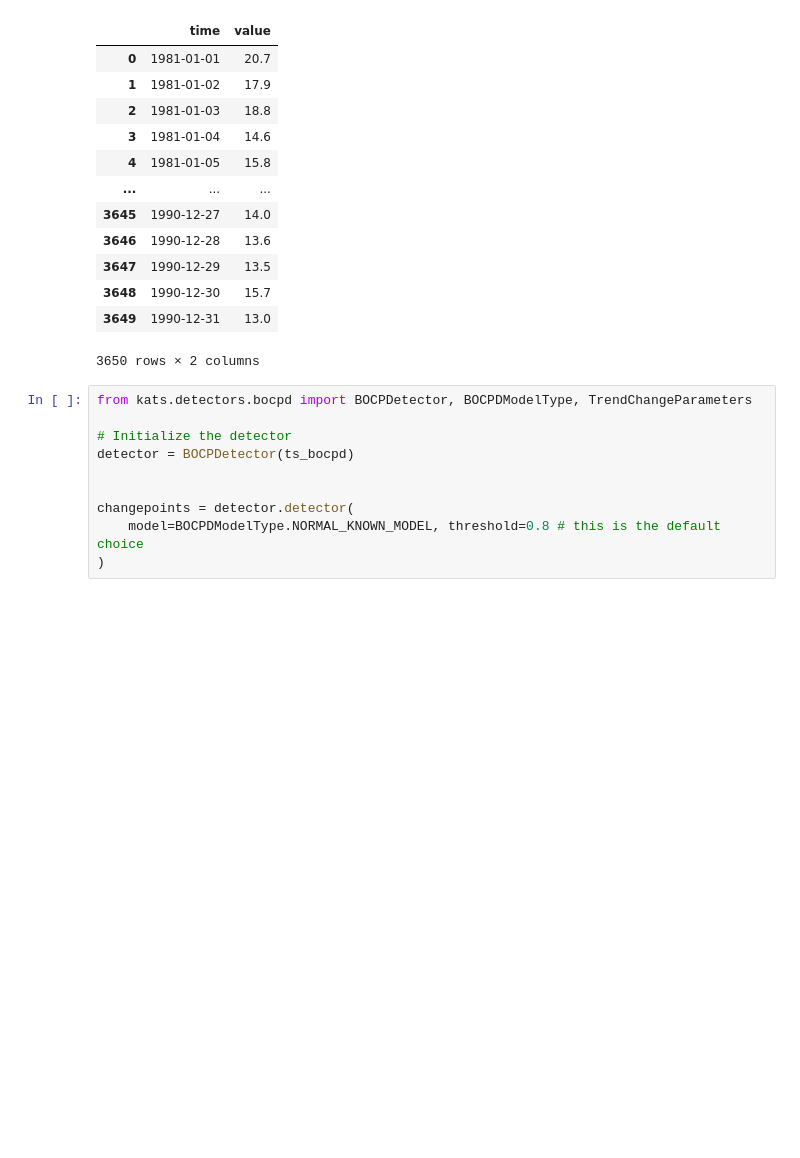
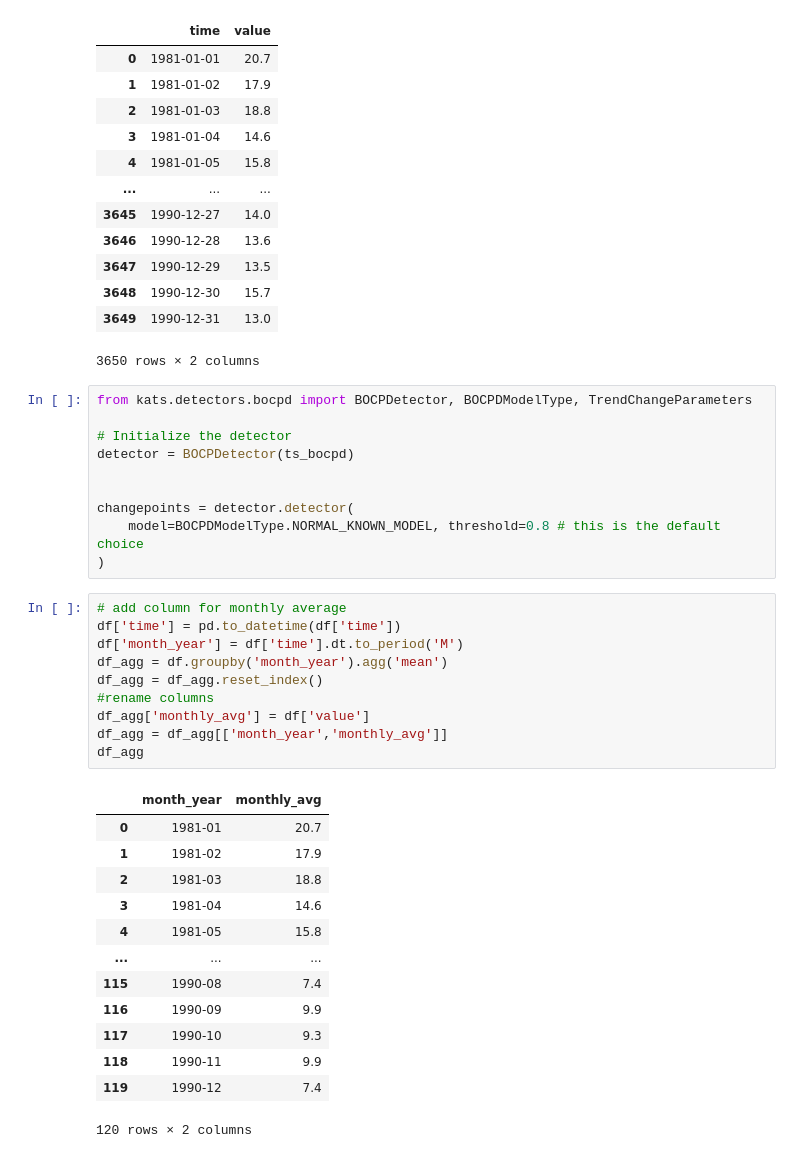
Before and after one commit to sharmeelee/Changepoint-Detection-Capstone, a Jupyter notebook: Datasets/katsExploration-MinimumTemp.ipynb, the cells around one changed output. Saved outputs shown, nothing was run; the diff lists cells and outputs as text; blank space fills up the shorter version.

```diff
--- a/Datasets/katsExploration-MinimumTemp.ipynb
+++ b/Datasets/katsExploration-MinimumTemp.ipynb
@@ -59,3 +59,27 @@ detector = BOCPDetector(ts_bocpd)
 changepoints = detector.detector(
     model=BOCPDModelType.NORMAL_KNOWN_MODEL, threshold=0.8 # this is the default choice
 )
+# %%
+# add column for monthly average
+df['time'] = pd.to_datetime(df['time'])
+df['month_year'] = df['time'].dt.to_period('M')
+df_agg = df.groupby('month_year').agg('mean')
+df_agg = df_agg.reset_index()
+#rename columns
+df_agg['monthly_avg'] = df['value']
+df_agg = df_agg[['month_year','monthly_avg']]
+df_agg
+# %% [output]
+|  | month_year | monthly_avg |
+| 0 | 1981-01 | 20.7 |
+| 1 | 1981-02 | 17.9 |
+| 2 | 1981-03 | 18.8 |
+| 3 | 1981-04 | 14.6 |
+| 4 | 1981-05 | 15.8 |
+| ... | ... | ... |
+| 115 | 1990-08 | 7.4 |
+| 116 | 1990-09 | 9.9 |
+| 117 | 1990-10 | 9.3 |
+| 118 | 1990-11 | 9.9 |
+| 119 | 1990-12 | 7.4 |
+120 rows × 2 columns
```
Also changed, not shown: parts of 6 cells of this notebook.
